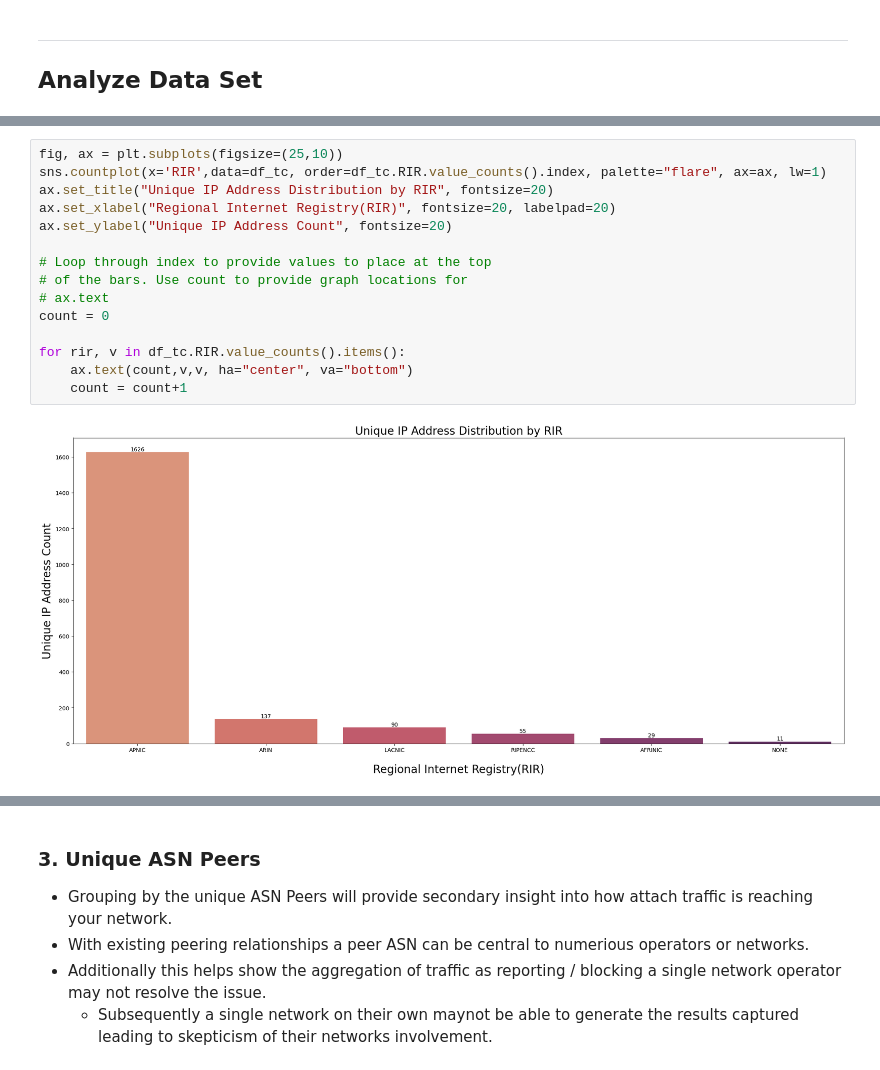
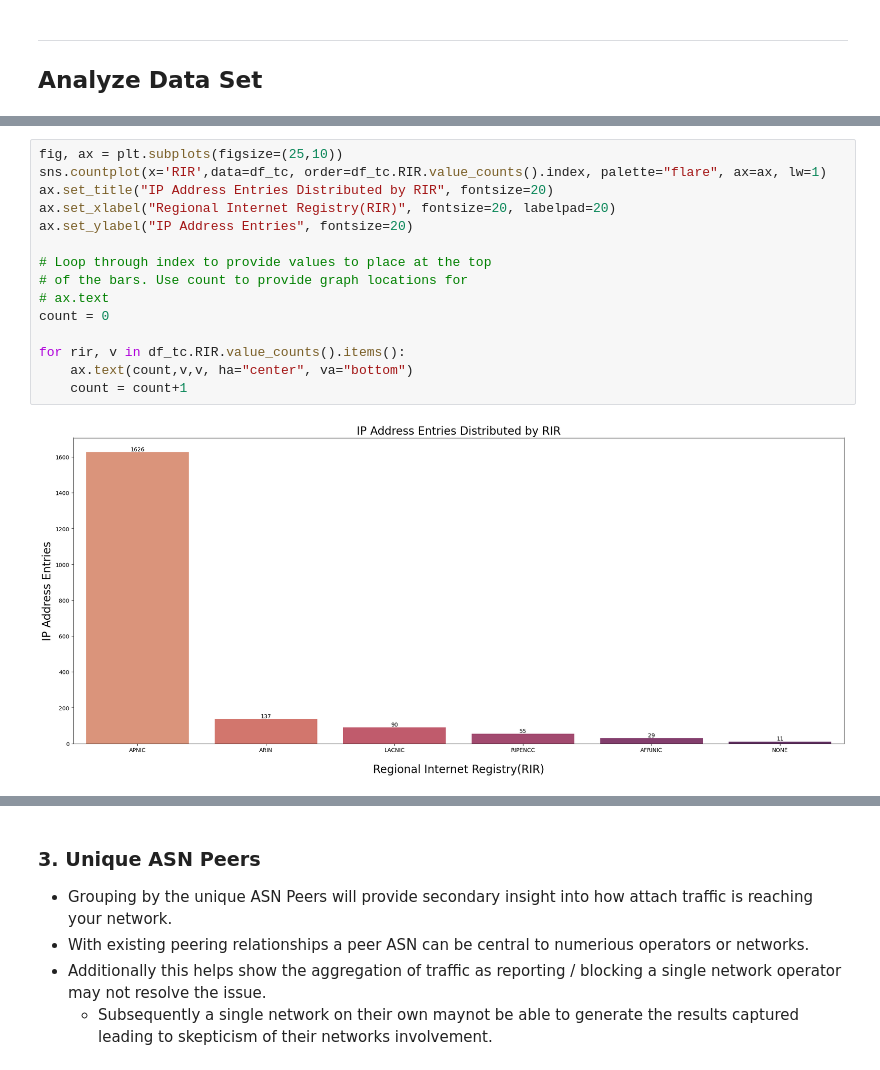
Before and after one commit to stevescally/-network_EDA, a Jupyter notebook: analysis/ip_address_analysis/notebooks/src_ip_failed_login-A-TeamCymru.ipynb, the cells around one changed output, grey strips where cells are left out. Saved outputs shown, nothing was run; the diff lists cells and outputs as text.

```diff
--- a/analysis/ip_address_analysis/notebooks/src_ip_failed_login-A-TeamCymru.ipynb
+++ b/analysis/ip_address_analysis/notebooks/src_ip_failed_login-A-TeamCymru.ipynb
@@ -128,17 +139,17 @@ df_tc[df_tc.isna().any(axis=1)]
 # %%
 fig, ax = plt.subplots(figsize=(25,10))
 sns.countplot(x='RIR',data=df_tc, order=df_tc.RIR.value_counts().index, palette="flare", ax=ax, lw=1)
-ax.set_title("Unique IP Address Distribution by RIR", fontsize=20)
+ax.set_title("IP Address Entries Distributed by RIR", fontsize=20)
 ax.set_xlabel("Regional Internet Registry(RIR)", fontsize=20, labelpad=20)
-ax.set_ylabel("Unique IP Address Count", fontsize=20)
+ax.set_ylabel("IP Address Entries", fontsize=20)
 
 # Loop through index to provide values to place at the top
 # of the bars. Use count to provide graph locations for
 # ax.text
 count = 0
 
 for rir, v in df_tc.RIR.value_counts().items():
     ax.text(count,v,v, ha="center", va="bottom")
     count = count+1
 # %% [output]
-[figure, old version]
+[figure, new version]
```
Also changed, not shown: parts of 31 cells of this notebook.
